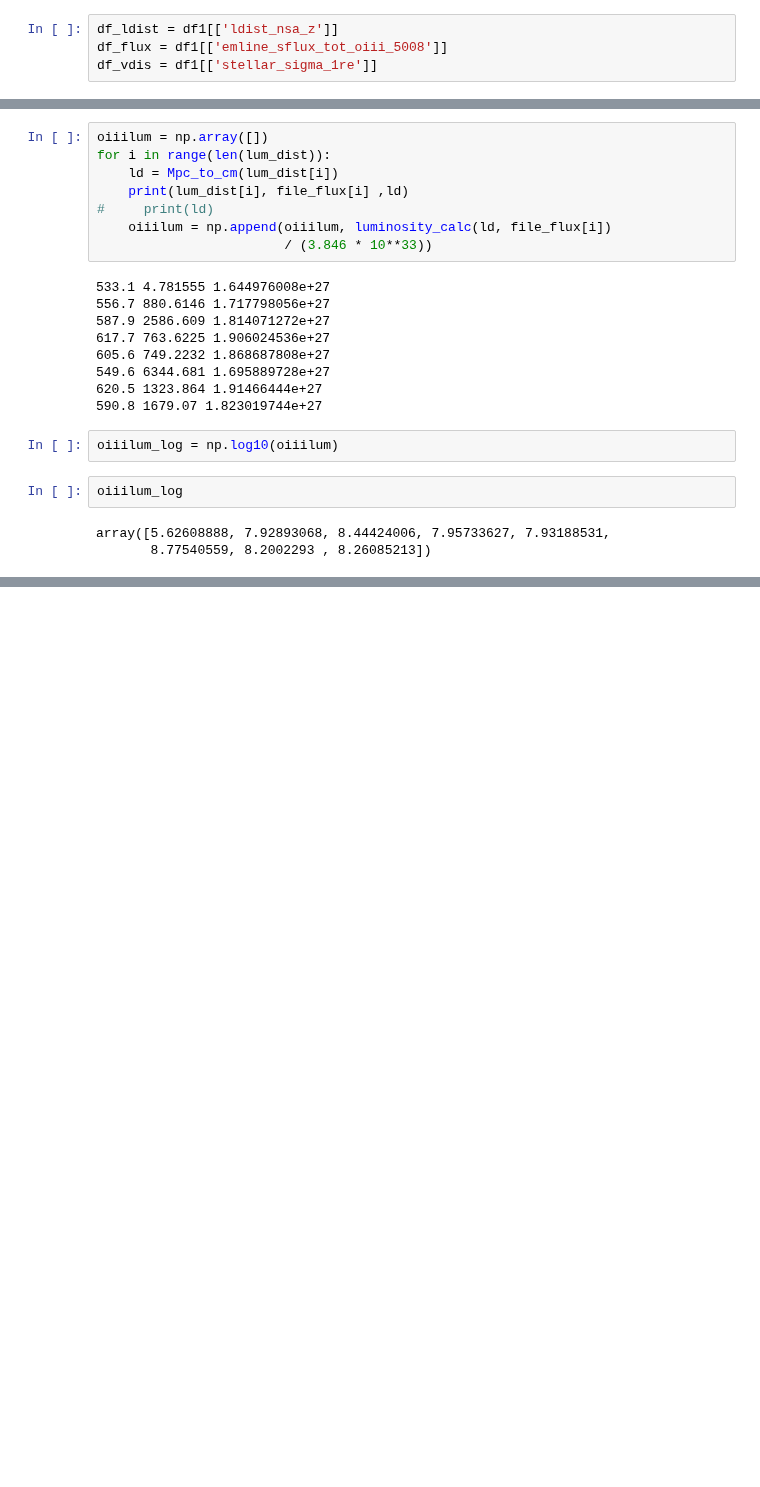
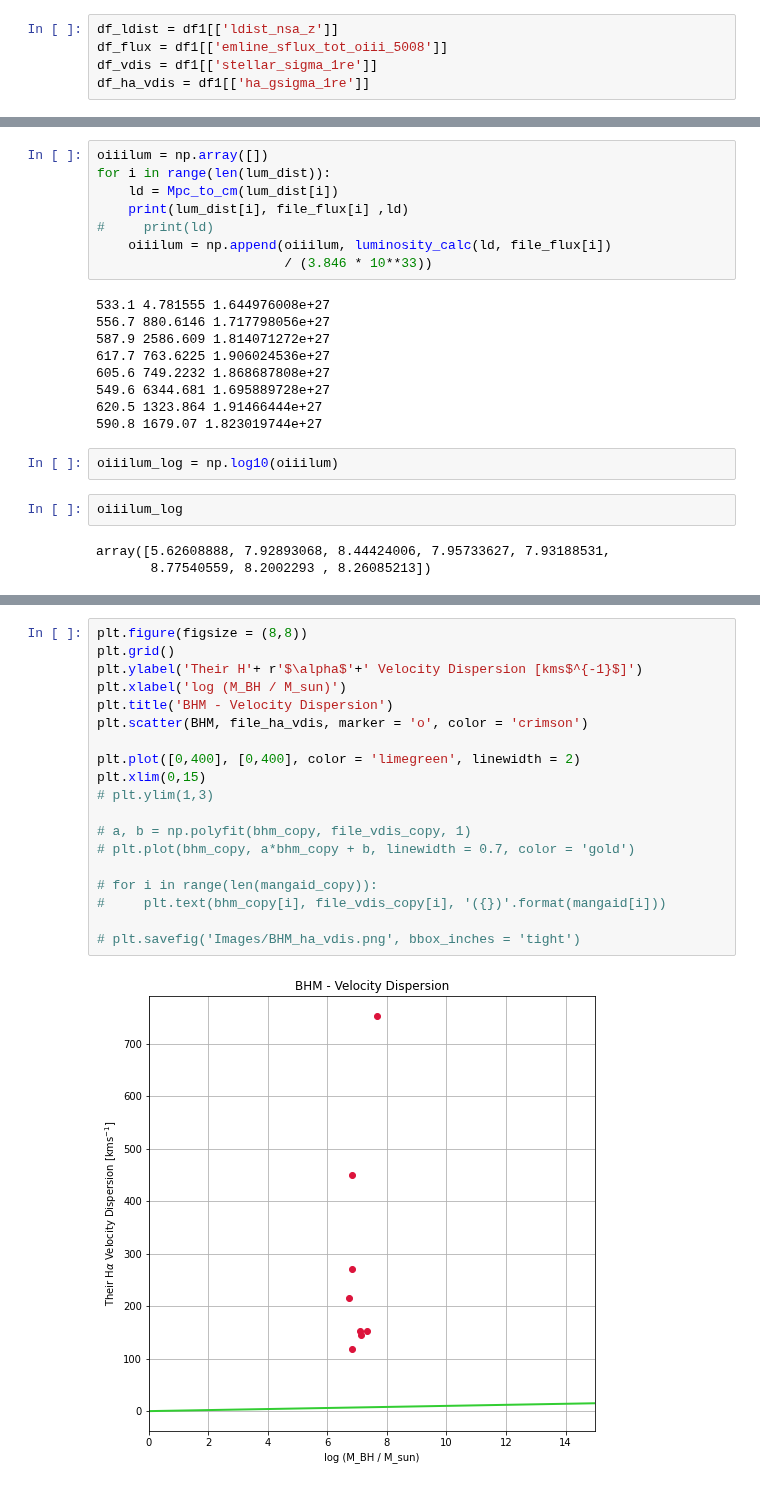
Before and after one commit to Natacha-U/Snr-Prj, a Jupyter notebook: Display_Results.ipynb, the cells around one changed output, grey strips where cells are left out. Cells and saved outputs as stored; diff of their text form; blank space fills up the shorter version.

```diff
--- a/Display_Results.ipynb
+++ b/Display_Results.ipynb
@@ -341,6 +345,7 @@ index = [68, 8, 84, 165, 54, 30, 31, 34]
 df_ldist = df1[['ldist_nsa_z']]
 df_flux = df1[['emline_sflux_tot_oiii_5008']]
 df_vdis = df1[['stellar_sigma_1re']]
+df_ha_vdis = df1[['ha_gsigma_1re']]
 # %% [markdown]
 ## Luminosity Distance
 # %%
@@ -557,0 +585,21 @@ plt.plot([0,10],[0,10])
+# %%
+plt.figure(figsize = (8,8))
+plt.grid()
+plt.ylabel('Their H'+ r'$\alpha$'+' Velocity Dispersion [kms$^{-1}$]')
+plt.xlabel('log (M_BH / M_sun)')
+plt.title('BHM - Velocity Dispersion')
+plt.scatter(BHM, file_ha_vdis, marker = 'o', color = 'crimson')
+
+plt.plot([0,400], [0,400], color = 'limegreen', linewidth = 2)
+plt.xlim(0,15)
+# plt.ylim(1,3)
+
+# a, b = np.polyfit(bhm_copy, file_vdis_copy, 1)
+# plt.plot(bhm_copy, a*bhm_copy + b, linewidth = 0.7, color = 'gold')
+
+# for i in range(len(mangaid_copy)):
+#     plt.text(bhm_copy[i], file_vdis_copy[i], '({})'.format(mangaid[i]))
+
+# plt.savefig('Images/BHM_ha_vdis.png', bbox_inches = 'tight')
+# %% [output]
+[figure, added]
```
Also changed, not shown: parts of 10 cells of this notebook.
